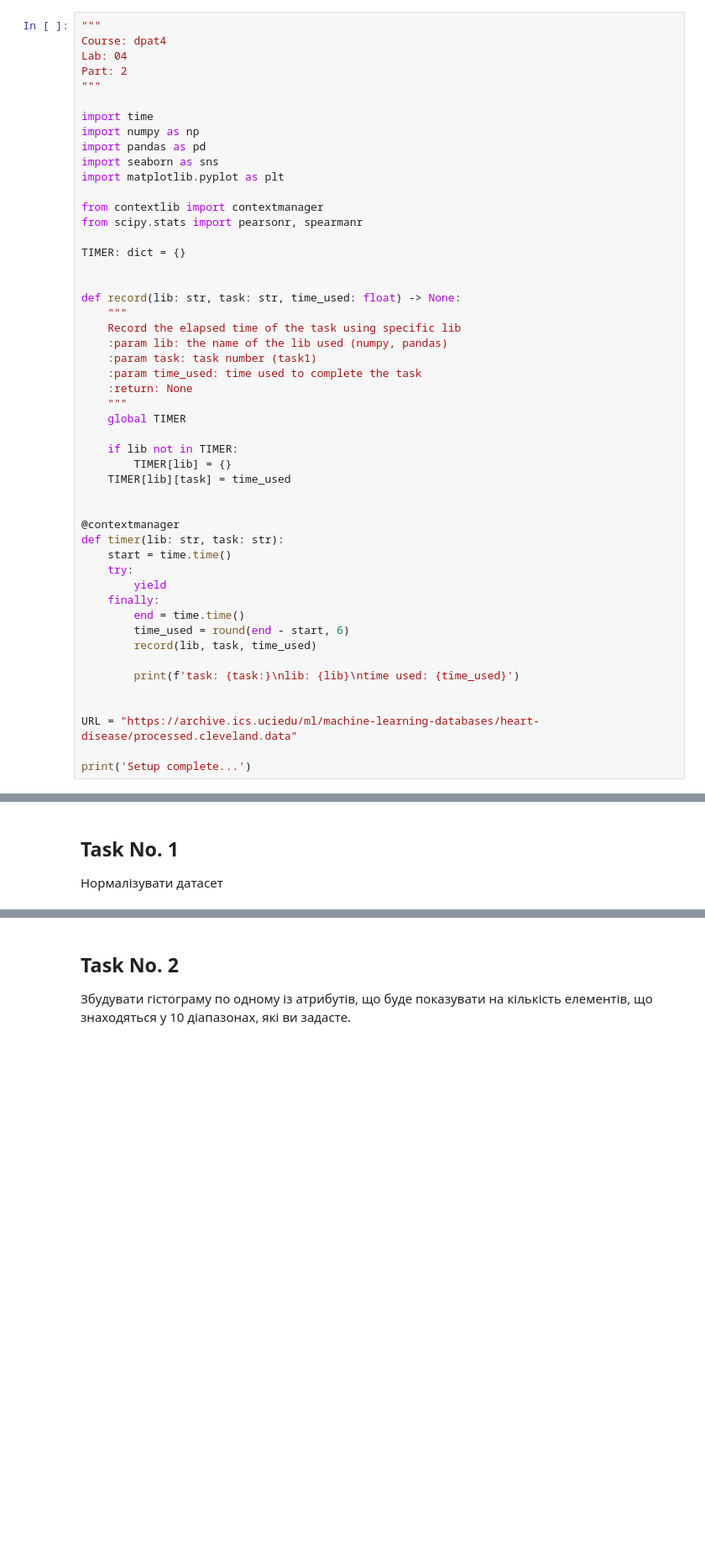
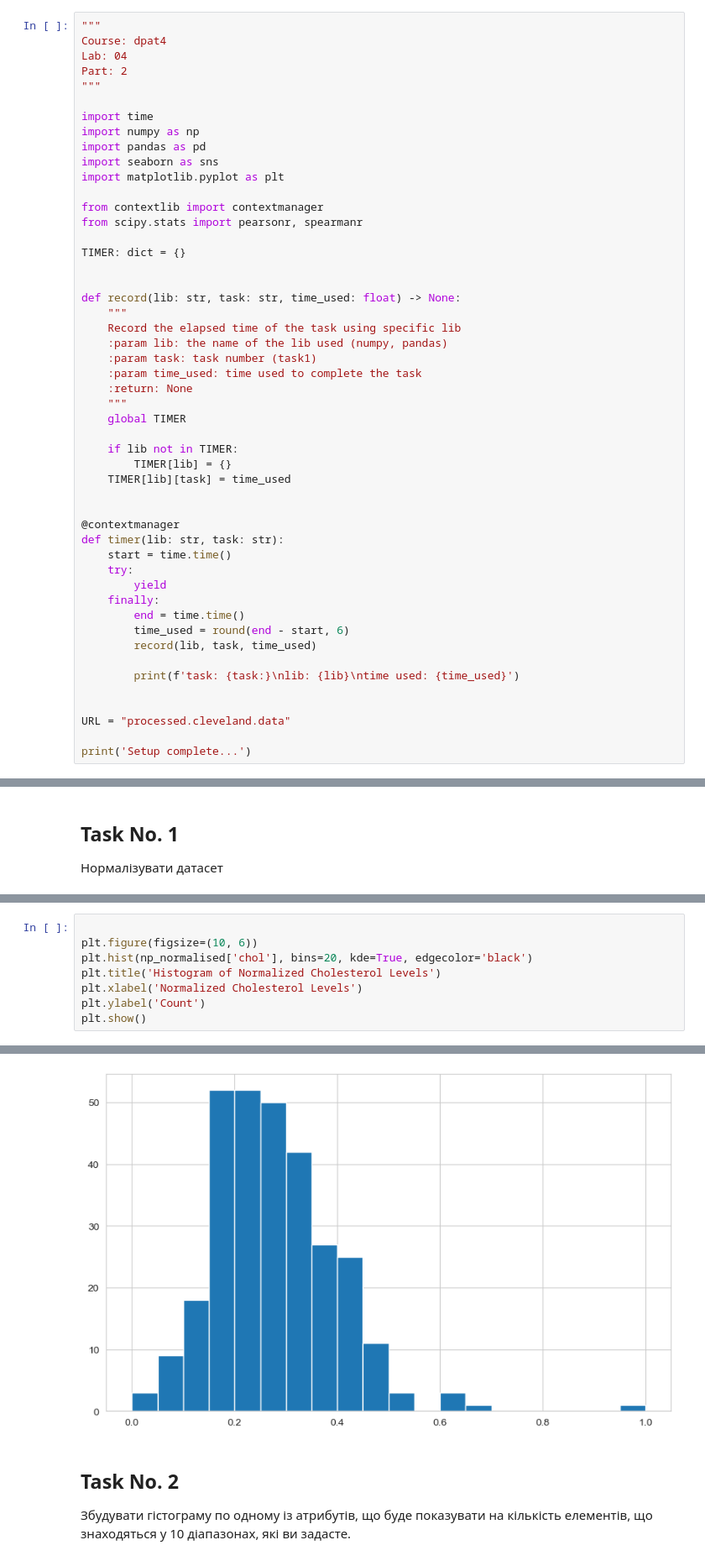
Before and after one commit to looomenn/uni-labs, a Jupyter notebook: y24s04/dpat/lab04/src/level2.ipynb, the cells around one changed output, grey strips where cells are left out. Shown: that part at 84% size. Drawn from its saved outputs; the diff is of its cells as text; blank space fills up the shorter version.

Commit message:
update: dpat/lab04 added plot for normalised data

```diff
--- a/y24s04/dpat/lab04/src/level2.ipynb
+++ b/y24s04/dpat/lab04/src/level2.ipynb
@@ -45,6 +45,6 @@ def timer(lib: str, task: str):
         print(f'task: {task:}\nlib: {lib}\ntime used: {time_used}')
 
 
-URL = "https://archive.ics.uciedu/ml/machine-learning-databases/heart-disease/processed.cleveland.data"
+URL = "processed.cleveland.data"
 
 print('Setup complete...')
@@ -124,0 +200,9 @@ np_normalised
+# %%
+
+plt.figure(figsize=(10, 6))
+plt.hist(np_normalised['chol'], bins=20, kde=True, edgecolor='black')
+plt.title('Histogram of Normalized Cholesterol Levels')
+plt.xlabel('Normalized Cholesterol Levels')
+plt.ylabel('Count')
+plt.show()
+# %% [output]
@@ -125,3 +210,4 @@ np_normalised
+[figure, added]
 # %% [markdown]
 ## Task No. 2
 Збудувати гістограму по одному із атрибутів, що буде показувати на кількість елементів, що знаходяться у 10 діапазонах, які ви задасте.
```
Also changed, not shown: parts of 17 cells of this notebook.
